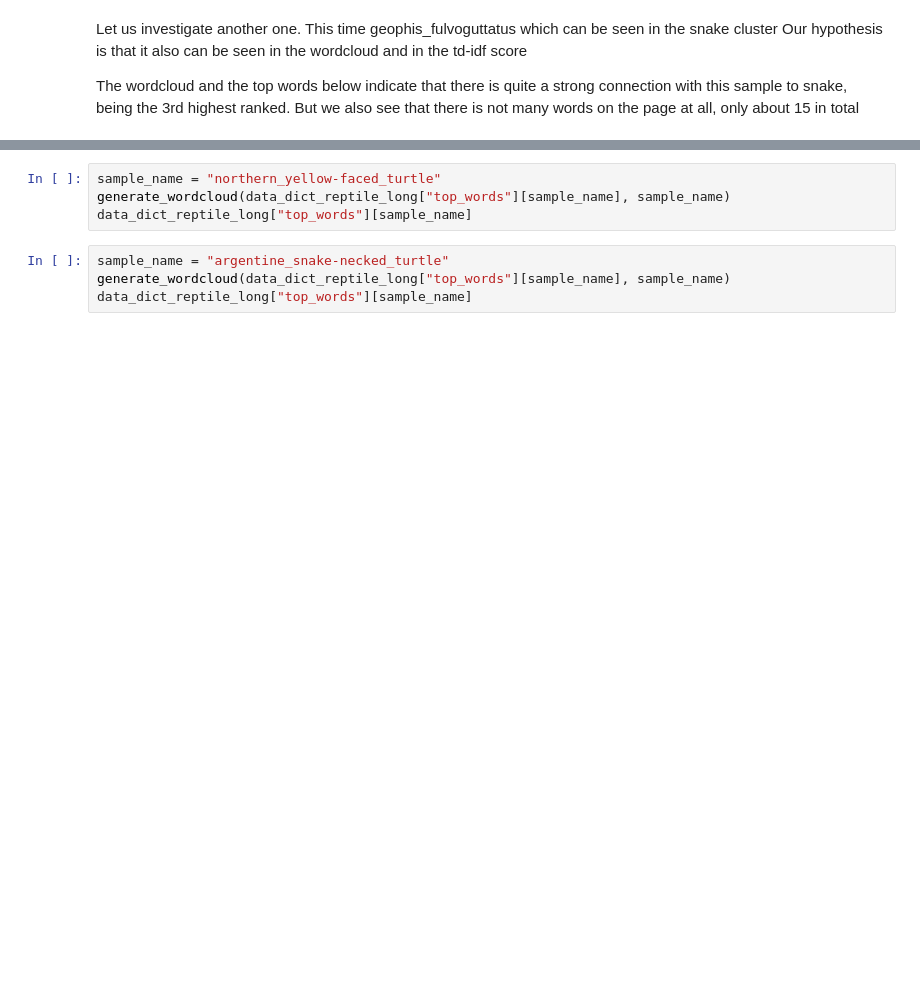
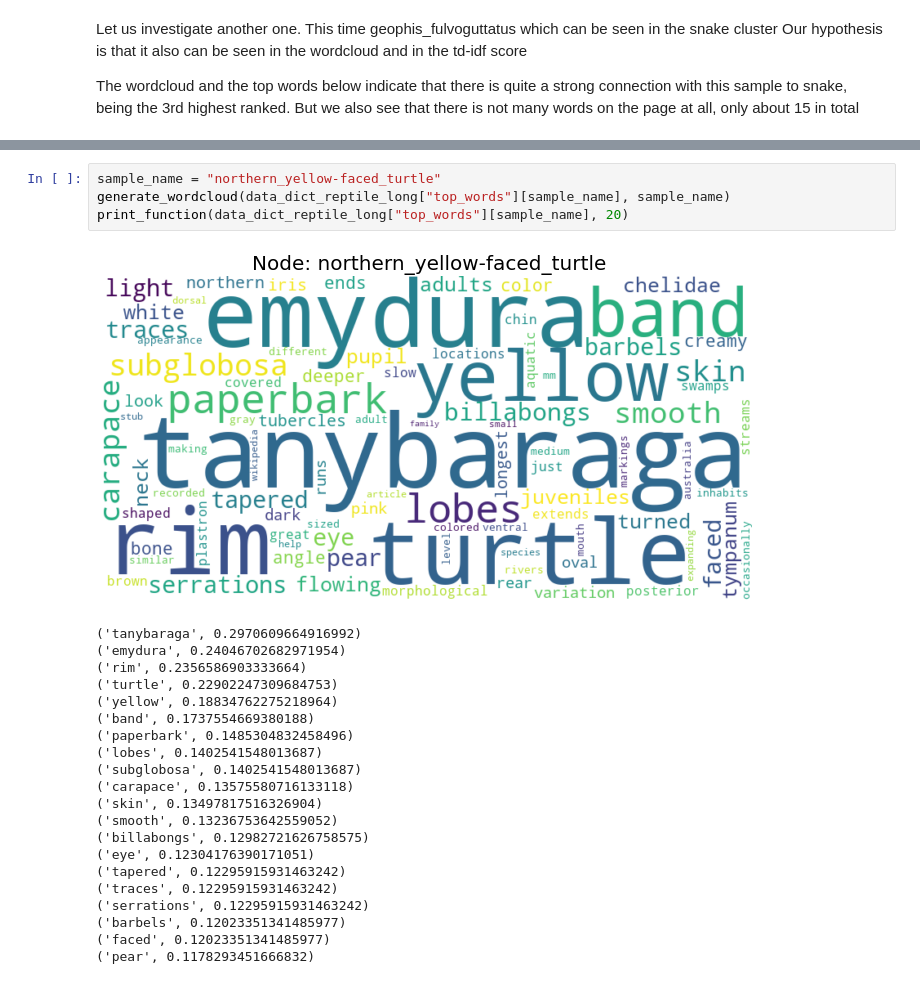
Before and after one commit to cerichs/CSS_Project_A_and_B, a Jupyter notebook: text_analysis.ipynb, the cells around one changed output, grey strips where cells are left out. Saved outputs shown, nothing was run; the diff lists cells and outputs as text; blank space fills up the shorter version.

```diff
--- a/text_analysis.ipynb
+++ b/text_analysis.ipynb
@@ -319,8 +366,26 @@ data_dict_reptile["top_words"][sample_name]
 # %%
 sample_name = "northern_yellow-faced_turtle"
 generate_wordcloud(data_dict_reptile_long["top_words"][sample_name], sample_name)
-data_dict_reptile_long["top_words"][sample_name]
+print_function(data_dict_reptile_long["top_words"][sample_name], 20)
+# %% [output]
+[figure, added]
+('tanybaraga', 0.2970609664916992)
+('emydura', 0.24046702682971954)
+('rim', 0.2356586903333664)
+('turtle', 0.22902247309684753)
+('yellow', 0.18834762275218964)
+('band', 0.1737554669380188)
+('paperbark', 0.1485304832458496)
+('lobes', 0.1402541548013687)
+('subglobosa', 0.1402541548013687)
+('carapace', 0.13575580716133118)
+('skin', 0.13497817516326904)
+('smooth', 0.13236753642559052)
+('billabongs', 0.12982721626758575)
+('eye', 0.12304176390171051)
+('tapered', 0.12295915931463242)
+('traces', 0.12295915931463242)
+('serrations', 0.12295915931463242)
+('barbels', 0.12023351341485977)
+('faced', 0.12023351341485977)
+('pear', 0.1178293451666832)
-# %%
-sample_name = "argentine_snake-necked_turtle"
-generate_wordcloud(data_dict_reptile_long["top_words"][sample_name], sample_name)
-data_dict_reptile_long["top_words"][sample_name]
```
Also changed, not shown: parts of 21 cells of this notebook, 7 other files.
